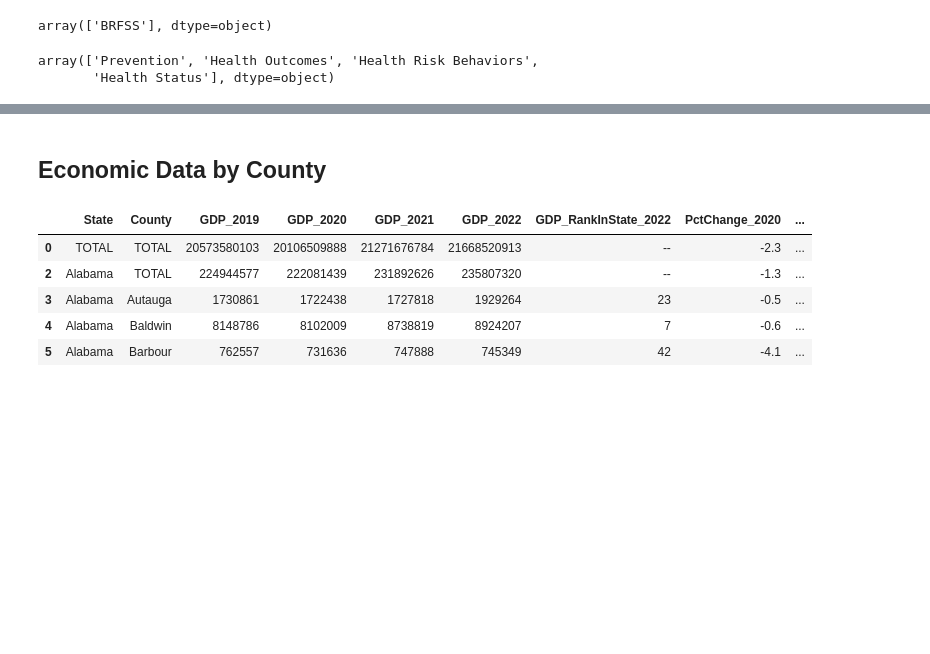
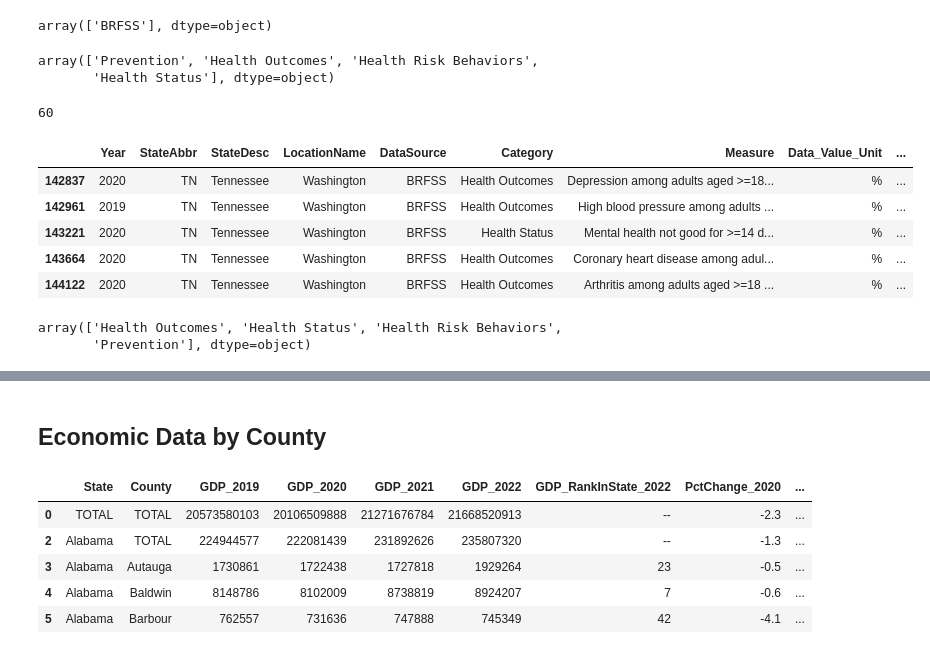
Before and after one commit to SloughJE/UnHealth_Dashboard, a Jupyter notebook: notebooks/1.0-JES-eda.ipynb, the cells around one changed output, grey strips where cells are left out. Cells and saved outputs as stored; diff of their text form; code cells hidden in the pictures; blank space fills up the shorter version.

```diff
--- a/notebooks/1.0-JES-eda.ipynb
+++ b/notebooks/1.0-JES-eda.ipynb
@@ -103,3 +103,23 @@ df_health1.Category.unique()
 # %% [output]
 array(['Prevention', 'Health Outcomes', 'Health Risk Behaviors',
        'Health Status'], dtype=object)
+# %%
+df_wash_tn = df_health1[(df_health1.LocationName=='Washington') & (df_health1.StateAbbr=='TN')]
+# %%
+len(df_wash_tn)
+# %% [output]
+60
+# %%
+df_wash_tn.head()
+# %% [output]
+|  | Year | StateAbbr | StateDesc | LocationName | DataSource | Category | Measure | Data_Value_Unit | ... |
+| 142837 | 2020 | TN | Tennessee | Washington | BRFSS | Health Outcomes | Depression among adults aged >=18... | % | ... |
+| 142961 | 2019 | TN | Tennessee | Washington | BRFSS | Health Outcomes | High blood pressure among adults ... | % | ... |
+| 143221 | 2020 | TN | Tennessee | Washington | BRFSS | Health Status | Mental health not good for >=14 d... | % | ... |
+| 143664 | 2020 | TN | Tennessee | Washington | BRFSS | Health Outcomes | Coronary heart disease among adul... | % | ... |
+| 144122 | 2020 | TN | Tennessee | Washington | BRFSS | Health Outcomes | Arthritis among adults aged >=18 ... | % | ... |
+# %%
+df_wash_tn.Category.unique()
+# %% [output]
+array(['Health Outcomes', 'Health Status', 'Health Risk Behaviors',
+       'Prevention'], dtype=object)
```
Also changed, not shown: parts of 23 cells of this notebook.
